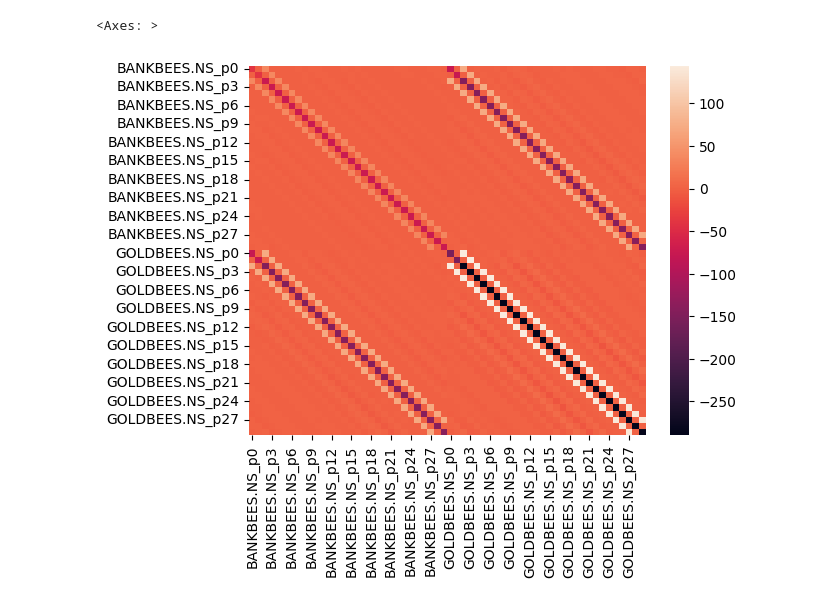
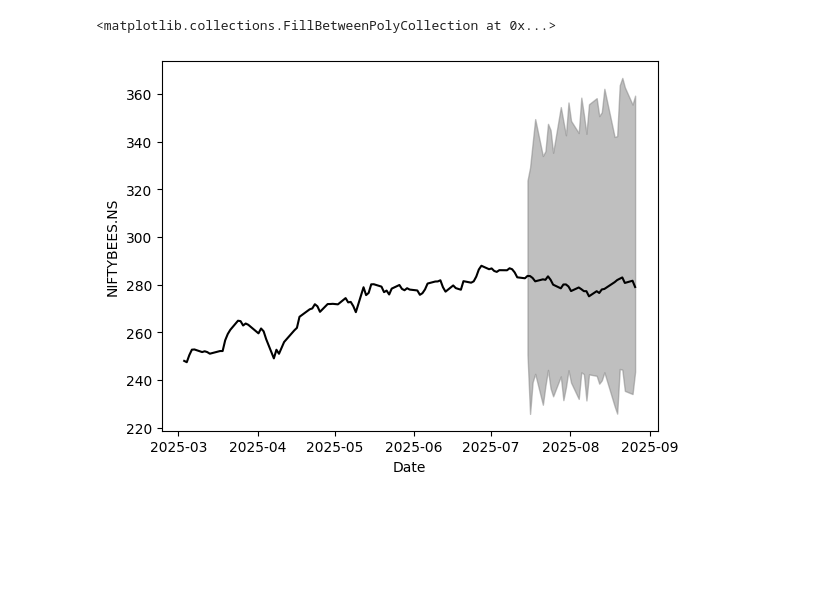
Before and after one commit to vkthakur90/Monte_Carlo_Option_Pricing, a Jupyter notebook: Modern_Portfolio_Theory_(Linear_Regression).ipynb, the cells around one changed output. Drawn from its saved outputs; the diff is of its cells as text; code cells hidden in the pictures; blank space fills up the shorter version.

```diff
--- a/Modern_Portfolio_Theory_(Linear_Regression).ipynb
+++ b/Modern_Portfolio_Theory_(Linear_Regression).ipynb
@@ -153,6 +171,10 @@ sns.heatmap(entity['params'])
-# %%
-# Omega
-sns.heatmap(entity['residual_variance'])
-# %% [output]
-<Axes: >
-[figure, removed]
+# %%
+
+plt.figure(figsize=(15, 10))
+
+sns.lineplot(x = 'Date', y = 'NIFTYBEES.NS', data = entity['data'].iloc[-ar_p:].reset_index(), color = 'black')
+
+plt.fill_between(entity['quantiles']['NIFTYBEES.NS'].index, entity['quantiles']['NIFTYBEES.NS']['low_ci'], entity['quantiles']['NIFTYBEES.NS']['high_ci'], color = 'grey', alpha = 0.5)
+# %% [output]
+<matplotlib.collections.FillBetweenPolyCollection at 0x...>
+[figure, added]
```
Also changed, not shown: parts of 12 cells of this notebook.
